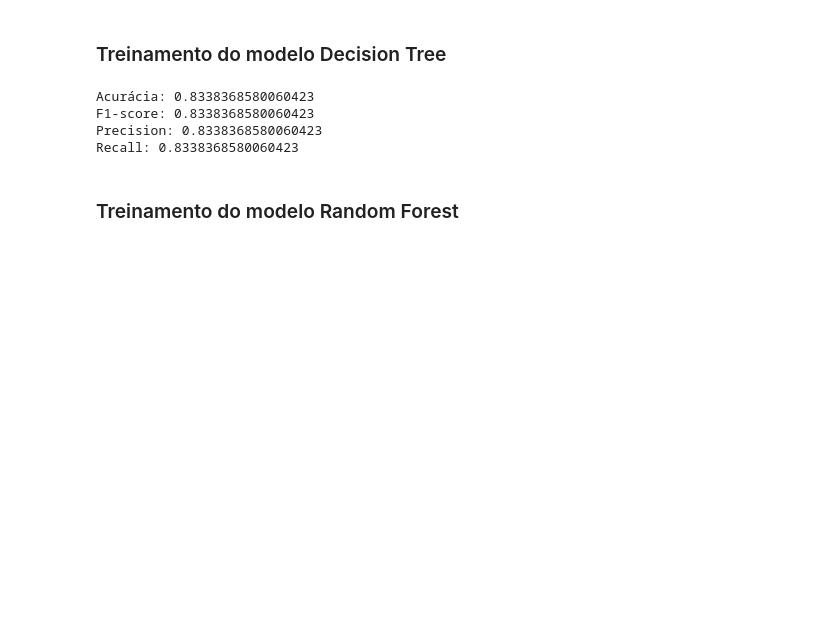
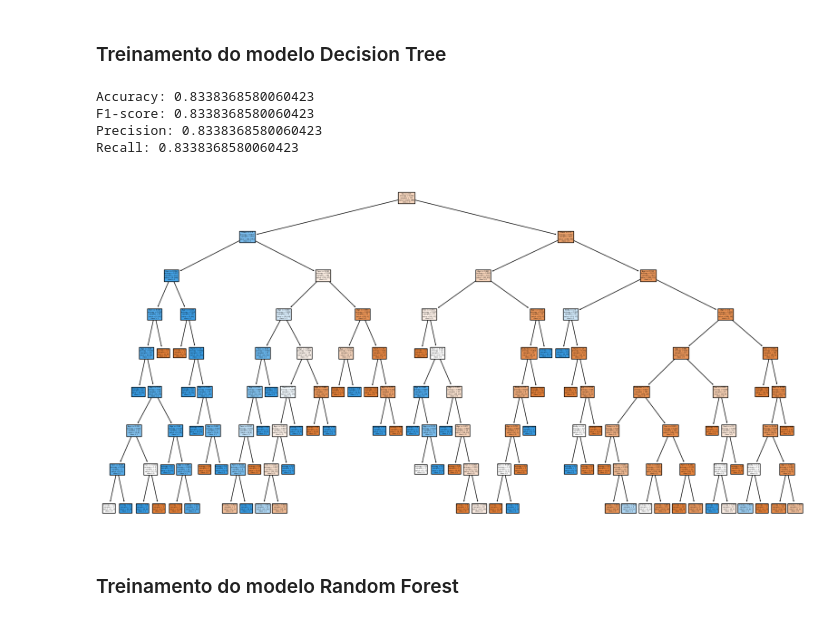
Before and after one commit to gabrielhtres/TitanicChallenge, a Jupyter notebook: titanic_challenge.ipynb, the cells around one changed output. Saved outputs shown, nothing was run; the diff lists cells and outputs as text; code cells hidden in the pictures; blank space fills up the shorter version.

Commit message:
Incluido plot da decision tree

```diff
--- a/titanic_challenge.ipynb
+++ b/titanic_challenge.ipynb
@@ -135,34 +135,40 @@ clf.fit(train_x, train_y)
 # Predizemos o conteúdo do teste X
 pred_y = clf.predict(test_x)
 
 print("Accuracy:", metrics.accuracy_score(pred_y, test_y))
 print("F1-score:", metrics.f1_score(pred_y, test_y, average='micro'))
 print("Precision:", metrics.precision_score(pred_y, test_y, average='micro'))
 print("Recall:", metrics.recall_score(pred_y, test_y, average='micro'))
 
 # Percorrendo entre 1 e 50 para encontrar o melhor valor de níveis da árvore (encontrado o valor 8 com o critério de entropia)
 
 # for i in range(1, 51):
 #     # Treinando o modelo KNN
 #     clf = tree.DecisionTreeClassifier(criterion="entropy", random_state=42, max_depth=i)
 
 #          #Treinamos o modelo utilizando treino X e treino Y
 #     clf.fit(train_x, train_y)
 
 #     # Predizemos o conteúdo do teste X
 #     pred_y = clf.predict(test_x)
 
 #     print("K =", i)
 #     print("Accuracy:", metrics.accuracy_score(pred_y, test_y))
 #     print("F1-score:", metrics.f1_score(pred_y, test_y, average='micro'))
 #     print("Precision:", metrics.precision_score(pred_y, test_y, average='micro'))
 #     print("Recall:", metrics.recall_score(pred_y, test_y, average='micro'))
 #     print('--------------------------------------------------------------------------------------------------------')
+
+# Plotando a árvore de decisão
+plt.figure(figsize=(20, 10))
+tree.plot_tree(clf, filled=True, feature_names=train_x.columns, class_names=['0', '1'])
+plt.show()
 # %% [output]
-Acurácia: 0.8338368580060423
+Accuracy: 0.8338368580060423
 F1-score: 0.8338368580060423
 Precision: 0.8338368580060423
 Recall: 0.8338368580060423
+[figure, added]
 # %% [markdown]
 ### Treinamento do modelo Random Forest
 # %%
```
Also changed, not shown: parts of 2 cells of this notebook.
